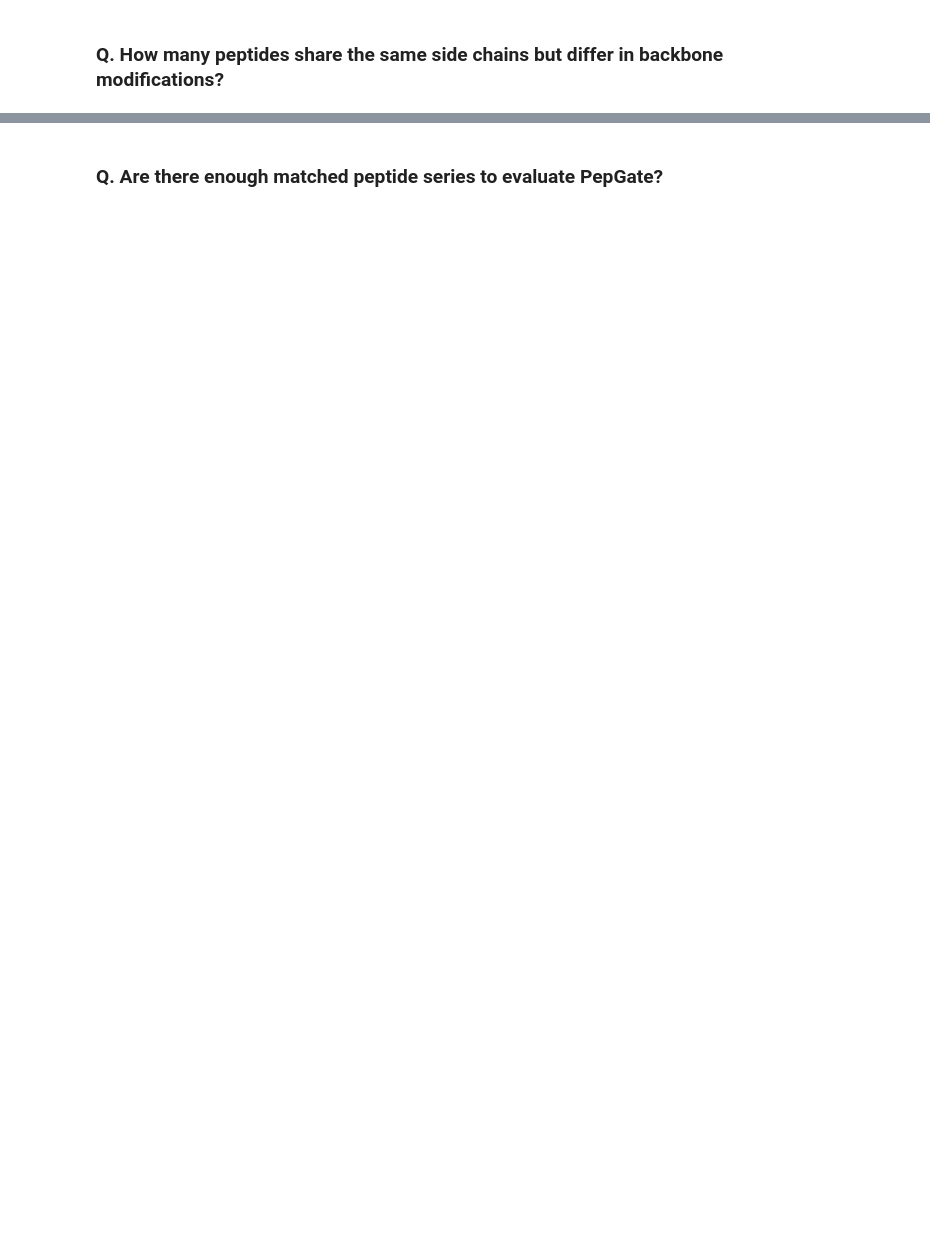
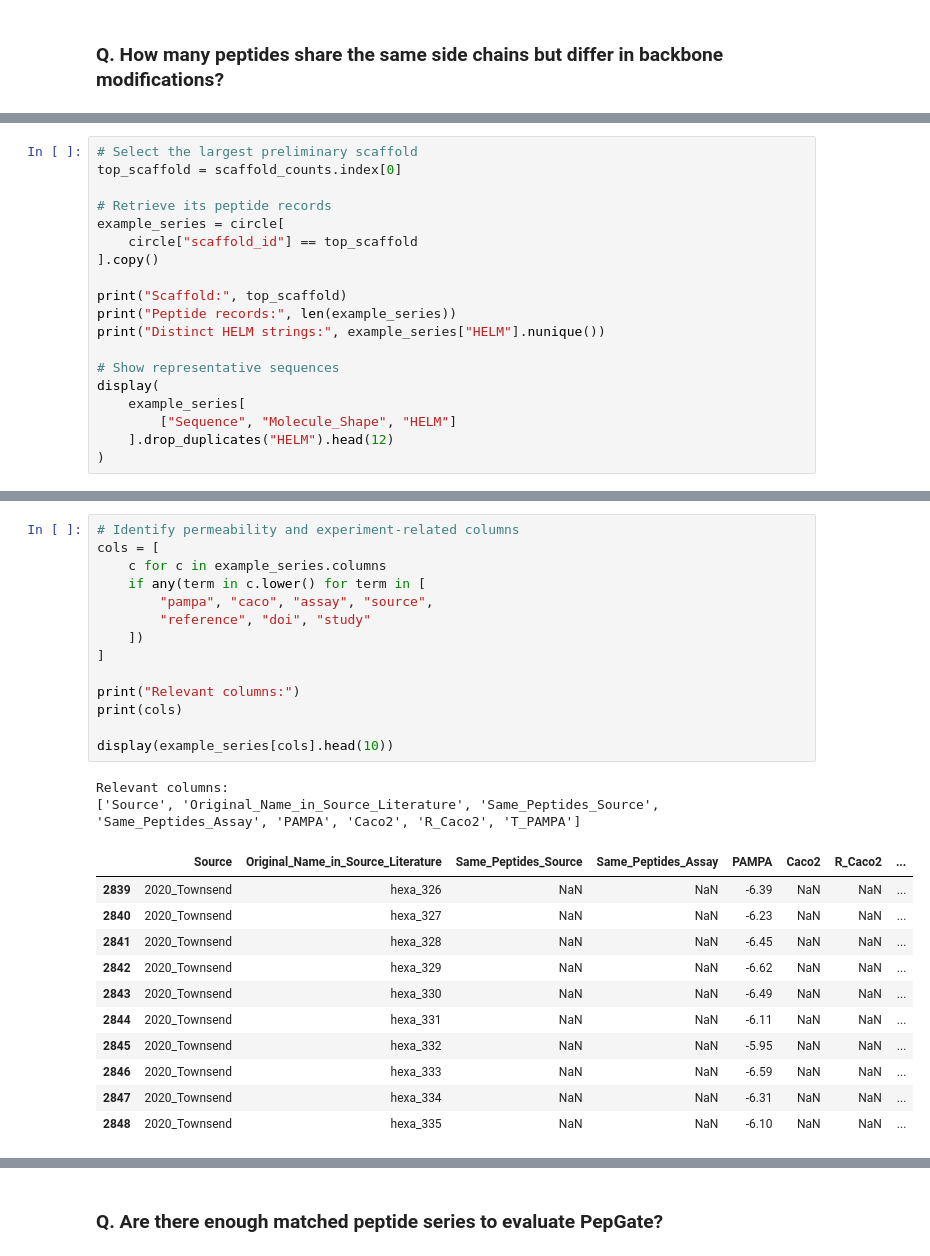
Before and after one commit to hamda-alh/PepGate, a Jupyter notebook: notebooks/01_EDA.ipynb, the cells around one changed output, grey strips where cells are left out. Cells and saved outputs as stored; diff of their text form; blank space fills up the shorter version.

```diff
--- a/notebooks/01_EDA.ipynb
+++ b/notebooks/01_EDA.ipynb
@@ -635,0 +726,19 @@ Candidate backbone N-methylated monomers: 58
+# %%
+# Select the largest preliminary scaffold
+top_scaffold = scaffold_counts.index[0]
+
+# Retrieve its peptide records
+example_series = circle[
+    circle["scaffold_id"] == top_scaffold
+].copy()
+
+print("Scaffold:", top_scaffold)
+print("Peptide records:", len(example_series))
+print("Distinct HELM strings:", example_series["HELM"].nunique())
+
+# Show representative sequences
+display(
+    example_series[
+        ["Sequence", "Molecule_Shape", "HELM"]
+    ].drop_duplicates("HELM").head(12)
+)
@@ -635,0 +762,28 @@ Candidate backbone N-methylated monomers: 58
+# %%
+# Identify permeability and experiment-related columns
+cols = [
+    c for c in example_series.columns
+    if any(term in c.lower() for term in [
+        "pampa", "caco", "assay", "source",
+        "reference", "doi", "study"
+    ])
+]
+
+print("Relevant columns:")
+print(cols)
+
+display(example_series[cols].head(10))
+# %% [output]
+Relevant columns:
+['Source', 'Original_Name_in_Source_Literature', 'Same_Peptides_Source', 'Same_Peptides_Assay', 'PAMPA', 'Caco2', 'R_Caco2', 'T_PAMPA']
+|  | Source | Original_Name_in_Source_Literature | Same_Peptides_Source | Same_Peptides_Assay | PAMPA | Caco2 | R_Caco2 | ... |
+| 2839 | 2020_Townsend | hexa_326 | NaN | NaN | -6.39 | NaN | NaN | ... |
+| 2840 | 2020_Townsend | hexa_327 | NaN | NaN | -6.23 | NaN | NaN | ... |
+| 2841 | 2020_Townsend | hexa_328 | NaN | NaN | -6.45 | NaN | NaN | ... |
+| 2842 | 2020_Townsend | hexa_329 | NaN | NaN | -6.62 | NaN | NaN | ... |
+| 2843 | 2020_Townsend | hexa_330 | NaN | NaN | -6.49 | NaN | NaN | ... |
+| 2844 | 2020_Townsend | hexa_331 | NaN | NaN | -6.11 | NaN | NaN | ... |
+| 2845 | 2020_Townsend | hexa_332 | NaN | NaN | -5.95 | NaN | NaN | ... |
+| 2846 | 2020_Townsend | hexa_333 | NaN | NaN | -6.59 | NaN | NaN | ... |
+| 2847 | 2020_Townsend | hexa_334 | NaN | NaN | -6.31 | NaN | NaN | ... |
+| 2848 | 2020_Townsend | hexa_335 | NaN | NaN | -6.10 | NaN | NaN | ... |
```
Also changed, not shown: parts of 63 cells of this notebook.
